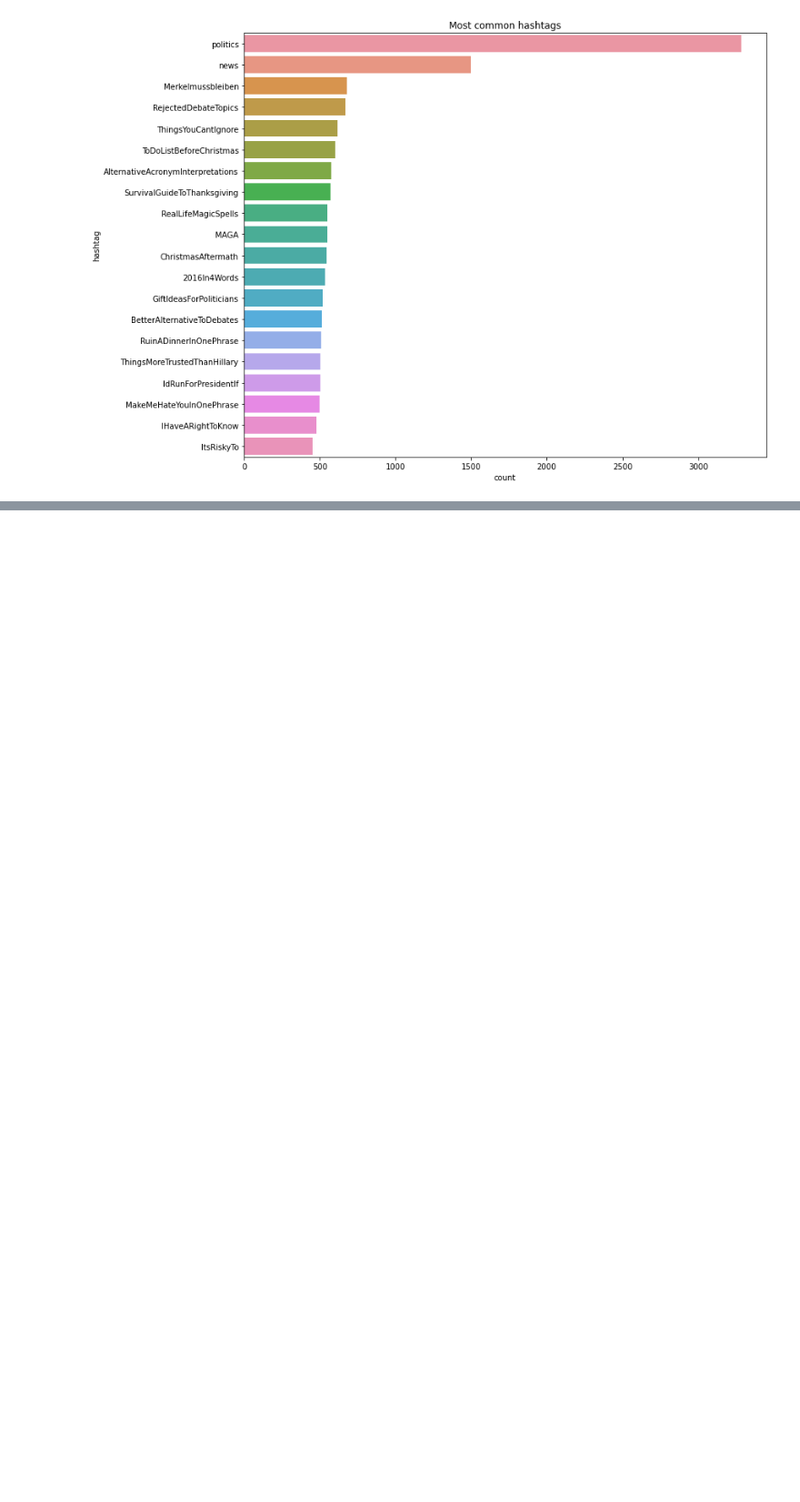
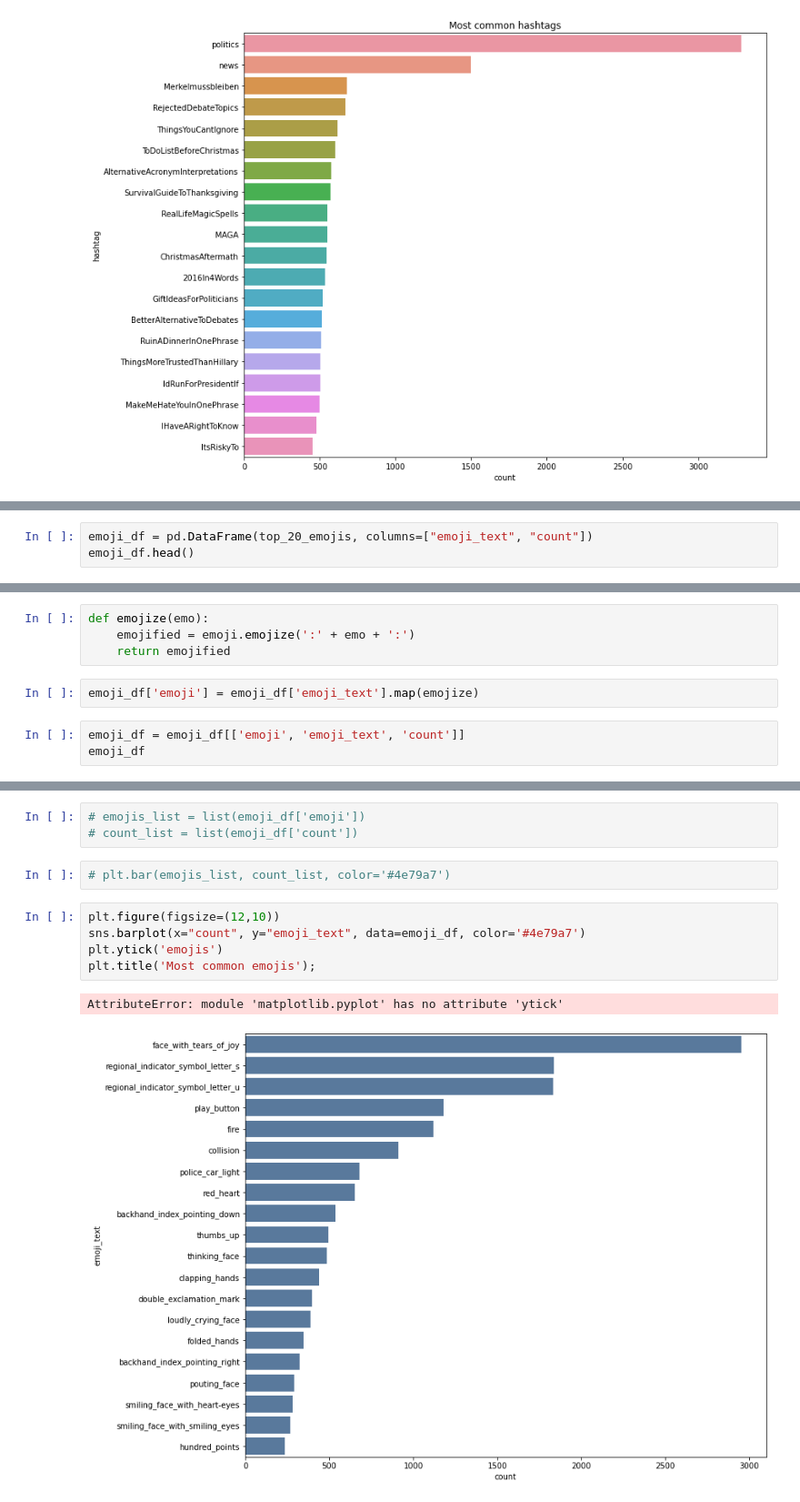
Before and after one commit to scrapfishies/russian-troll-tweets-nlp, a Jupyter notebook: modeling/scratch_eda.ipynb, the cells around one changed output, grey strips where cells are left out. Shown at 91% size. Drawn from its saved outputs; the diff is of its cells as text; blank space fills up the shorter version.

```diff
--- a/modeling/scratch_eda.ipynb
+++ b/modeling/scratch_eda.ipynb
@@ -200,0 +278,3 @@ plt.title('Most common hashtags');
+# %%
+emoji_df = pd.DataFrame(top_20_emojis, columns=["emoji_text", "count"])
+emoji_df.head()
@@ -200,0 +288,9 @@ plt.title('Most common hashtags');
+# %%
+def emojize(emo):
+    emojified = emoji.emojize(':' + emo + ':')
+    return emojified
+# %%
+emoji_df['emoji'] = emoji_df['emoji_text'].map(emojize)
+# %%
+emoji_df = emoji_df[['emoji', 'emoji_text', 'count']]
+emoji_df
@@ -200,0 +315,13 @@ plt.title('Most common hashtags');
+# %%
+# emojis_list = list(emoji_df['emoji'])
+# count_list = list(emoji_df['count'])
+# %%
+# plt.bar(emojis_list, count_list, color='#4e79a7')
+# %%
+plt.figure(figsize=(12,10))
+sns.barplot(x="count", y="emoji_text", data=emoji_df, color='#4e79a7')
+plt.ytick('emojis')
+plt.title('Most common emojis');
+# %% [output]
+AttributeError: module 'matplotlib.pyplot' has no attribute 'ytick'
+[figure, added]
```
Also changed, not shown: parts of 19 cells of this notebook, 4 other files.
